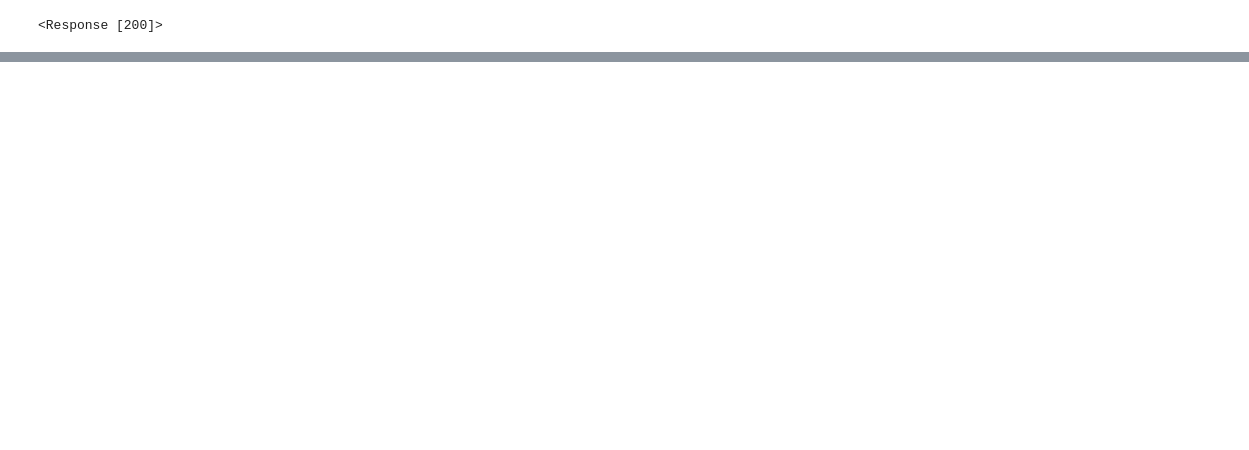
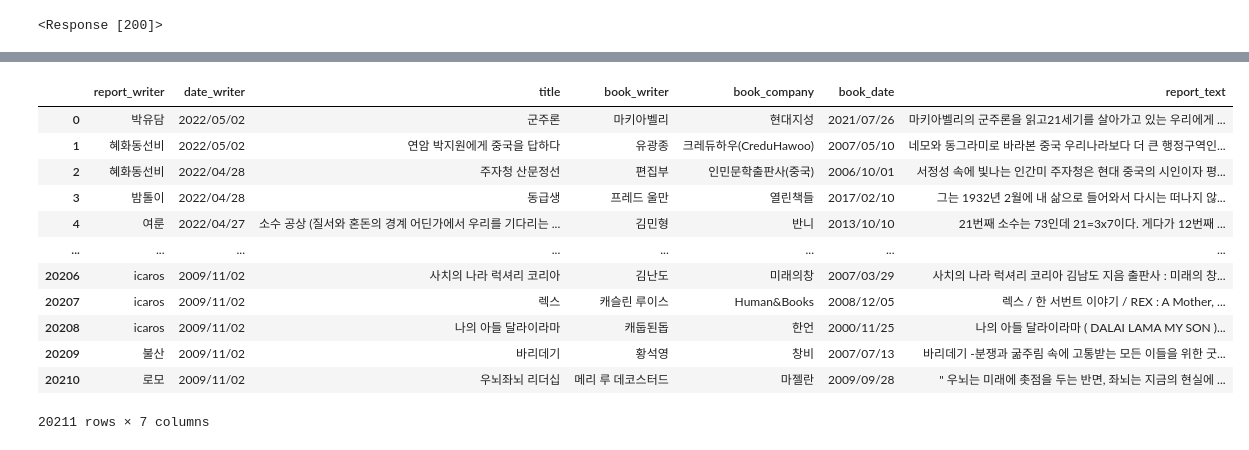
Before and after one commit to StarrFnl/fivecart, a Jupyter notebook: fivecart_crawl.ipynb, the cells around one changed output, grey strips where cells are left out. Saved outputs shown, nothing was run; the diff lists cells and outputs as text; code cells hidden in the pictures; blank space fills up the shorter version.

```diff
--- a/fivecart_crawl.ipynb
+++ b/fivecart_crawl.ipynb
@@ -71,0 +146,34 @@ for book_url in book_urls:
+# %%
+#링크 리스트에서 각 독후감 방문
+for i in range(17640,len(book_urls)+1):
+    book_url = book_urls[i]
+    cnt = cnt+1
+    print(cnt,end="|")
+    book_page = requests.get(book_url)
+    #id 가져오기. 메타데이터 xpath id로 구분되는듯
+    article_id = html.fromstring(book_page.text).xpath('//*[@id="print-div"]/div/article/@id')
+
+    #각 id 붙여서 탐색
+    writer_path = '//*[@id="'+article_id[0]+'"]/div/div/div/div[1]/div/div[2]/div[1]/div[2]/div[1]' #독후감 글쓴이 path
+    report_writer = [i.text for i in html.fromstring(book_page.text).xpath(writer_path)][0]
+    date_path = '//*[@id="'+article_id[0]+'"]/div/div/div/div[1]/div/div[2]/div[1]/div[2]/div[2]' # 날짜 path
+    date_writer = [i.text for i in html.fromstring(book_page.text).xpath(date_path)][0]
+    title_path = '//*[@id="'+article_id[0]+'"]/div/div/div/div[1]/div/div[2]/h3' # 제목 path
+    title = [i.text for i in html.fromstring(book_page.text).xpath(title_path)][0]
+    triple_path = '//*[@id="'+article_id[0]+'"]/div/div/div/div[1]/div/div[2]/div[2]/span/text()' #작가, 출판사, 출판일 path
+    triple = [i for i in html.fromstring(book_page.text).xpath(triple_path)]
+    if(len(triple)!= 3):
+        cnt = cnt-1
+        not_crawled.append(book_url)
+        continue
+    book_writer = triple[0] #작가
+    book_company = triple[1] #출판사
+    book_date = triple[2] #출판일
+
+    text_path = '//*[@id="'+article_id[0]+'"]/div/div/div/div[2]//text()' # 본문 path, 부모클래스 single_contbx 자식 텍스트 가져옴
+    report_text = html.fromstring(book_page.text).xpath(text_path)
+    report_text = "".join(report_text) #리스트 형식 결과물 join
+    report_text = re.sub('(([\r&\t&\n&\xa0])\\2{1,})', '', report_text) #중복되어 나오는 특수문자들 1회만 나오게 변경
+    report_text = report_text.replace("\r\n", " ").replace("\r", " ").replace("\n", " ").replace("\t", " ").replace("\xa0", " ") #공백 특수문자들 스페이스바로 대체
+
+    all_reports.append({'report_writer':report_writer, 'date_writer':date_writer, 'title':title, 'book_writer':book_writer, 'book_company':book_company, 'book_date':book_date, 'report_text':report_text})
@@ -119 +245,17 @@ fivecart_reports = pd.DataFrame(all_reports) #데이터프레임 변환
+# %%
+fivecart_reports
+# %% [output]
+|  | report_writer | date_writer | title | book_writer | book_company | book_date | report_text |
+| 0 | 박유담 | 2022/05/02 | 군주론 | 마키아벨리 | 현대지성 | 2021/07/26 | 마키아벨리의 군주론을 읽고21세기를 살아가고 있는 우리에게 ... |
+| 1 | 혜화동선비 | 2022/05/02 | 연암 박지원에게 중국을 답하다 | 유광종 | 크레듀하우(CreduHawoo) | 2007/05/10 | 네모와 동그라미로 바라본 중국 우리나라보다 더 큰 행정구역인... |
+| 2 | 혜화동선비 | 2022/04/28 | 주자청 산문정선 | 편집부 | 인민문학출판사(중국) | 2006/10/01 | 서정성 속에 빛나는 인간미 주자청은 현대 중국의 시인이자 평... |
+| 3 | 밤톨이 | 2022/04/28 | 동급생 | 프레드 울만 | 열린책들 | 2017/02/10 | 그는 1932년 2월에 내 삶으로 들어와서 다시는 떠나지 않... |
+| 4 | 여룬 | 2022/04/27 | 소수 공상 (질서와 혼돈의 경계 어딘가에서 우리를 기다리는 ... | 김민형 | 반니 | 2013/10/10 | 21번째 소수는 73인데 21=3x7이다. 게다가 12번째 ... |
+| ... | ... | ... | ... | ... | ... | ... | ... |
+| 20206 | icaros | 2009/11/02 | 사치의 나라 럭셔리 코리아 | 김난도 | 미래의창 | 2007/03/29 | 사치의 나라 럭셔리 코리아 김남도 지음 출판사 : 미래의 창... |
+| 20207 | icaros | 2009/11/02 | 렉스 | 캐슬린 루이스 | Human&Books | 2008/12/05 | 렉스 / 한 서번트 이야기 / REX : A Mother, ... |
+| 20208 | icaros | 2009/11/02 | 나의 아들 달라이라마 | 캐둡된돕 | 한언 | 2000/11/25 | 나의 아들 달라이라마 ( DALAI LAMA MY SON )... |
+| 20209 | 불산 | 2009/11/02 | 바리데기 | 황석영 | 창비 | 2007/07/13 | 바리데기 -분쟁과 굶주림 속에 고통받는 모든 이들을 위한 굿... |
+| 20210 | 로모 | 2009/11/02 | 우뇌좌뇌 리더십 | 메리 루 데코스터드 | 마젤란 | 2009/09/28 | " 우뇌는 미래에 촛점을 두는 반면, 좌뇌는 지금의 현실에 ... |
+20211 rows × 7 columns
 # %%
```
Also changed, not shown: parts of 24 cells of this notebook.
